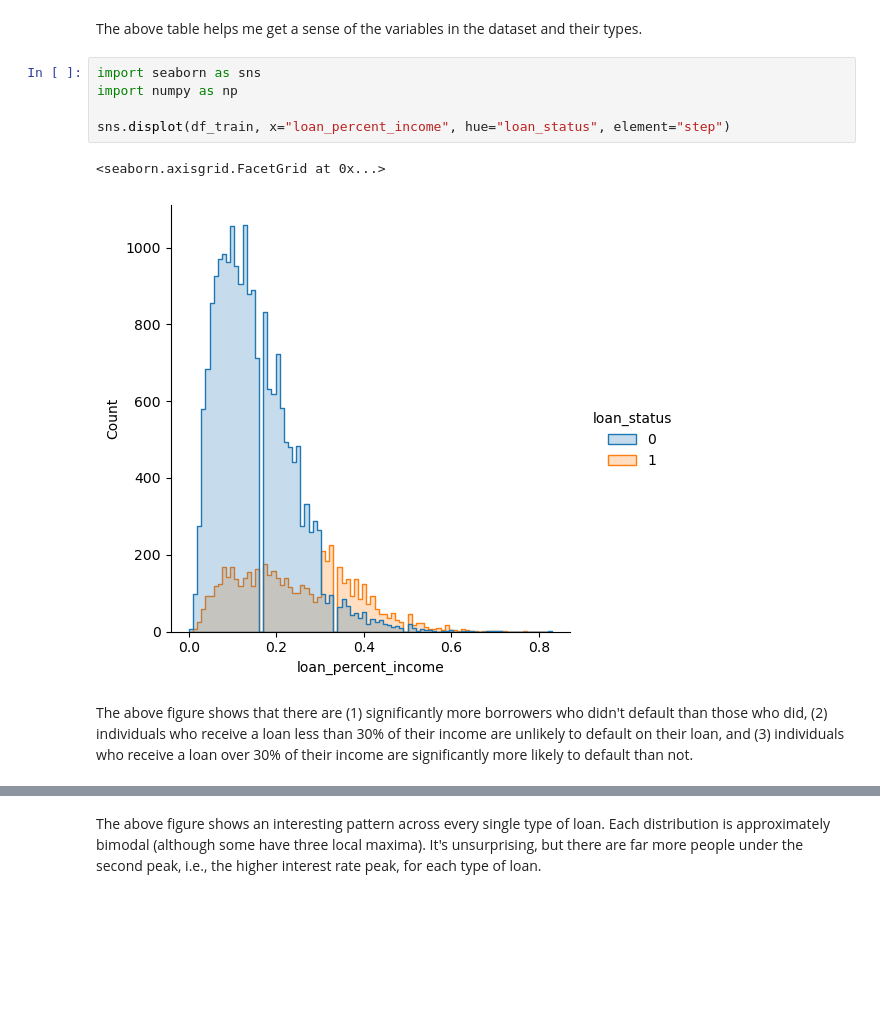
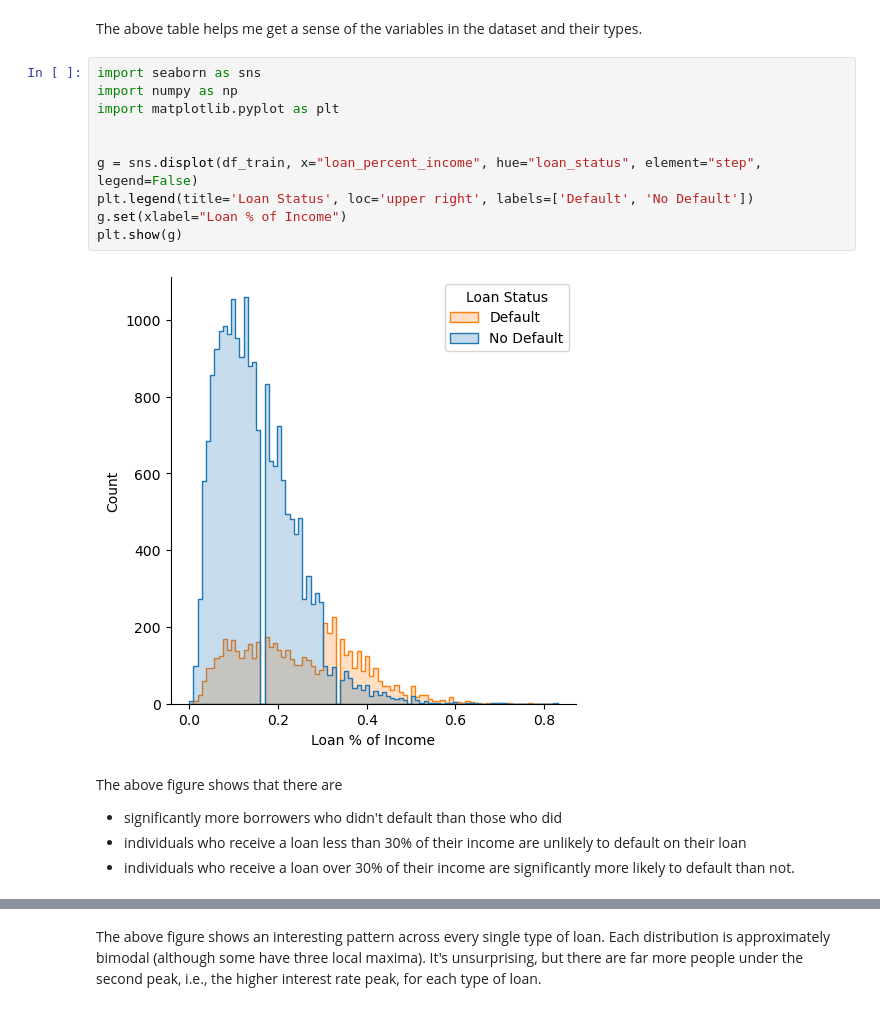
Before and after one commit to jjr2024/github_jjr2024.github.io, a Jupyter notebook: posts/decision-making/DecisionMaking.ipynb, the cells around one changed output, grey strips where cells are left out. Cells and saved outputs as stored; diff of their text form; blank space fills up the shorter version.

```diff
--- a/posts/decision-making/DecisionMaking.ipynb
+++ b/posts/decision-making/DecisionMaking.ipynb
@@ -36,11 +36,18 @@ The above table helps me get a sense of the variables in the dataset and their t
 # %%
 import seaborn as sns
 import numpy as np
+import matplotlib.pyplot as plt
 
-sns.displot(df_train, x="loan_percent_income", hue="loan_status", element="step")
+
+g = sns.displot(df_train, x="loan_percent_income", hue="loan_status", element="step", legend=False)
+plt.legend(title='Loan Status', loc='upper right', labels=['Default', 'No Default'])
+g.set(xlabel="Loan % of Income")
+plt.show(g)
 # %% [output]
-<seaborn.axisgrid.FacetGrid at 0x...>
-[figure, old version]
+[figure, new version]
 # %% [markdown]
-The above figure shows that there are (1) significantly more borrowers who didn't default than those who did, (2) individuals who receive a loan less than 30% of their income are unlikely to default on their loan, and (3) individuals who receive a loan over 30% of their income are significantly more likely to default than not.
+The above figure shows that there are
+* significantly more borrowers who didn't default than those who did
+* individuals who receive a loan less than 30% of their income are unlikely to default on their loan
+* individuals who receive a loan over 30% of their income are significantly more likely to default than not.
 # %%
```
Also changed, not shown: parts of 15 cells of this notebook, 10 other files.
